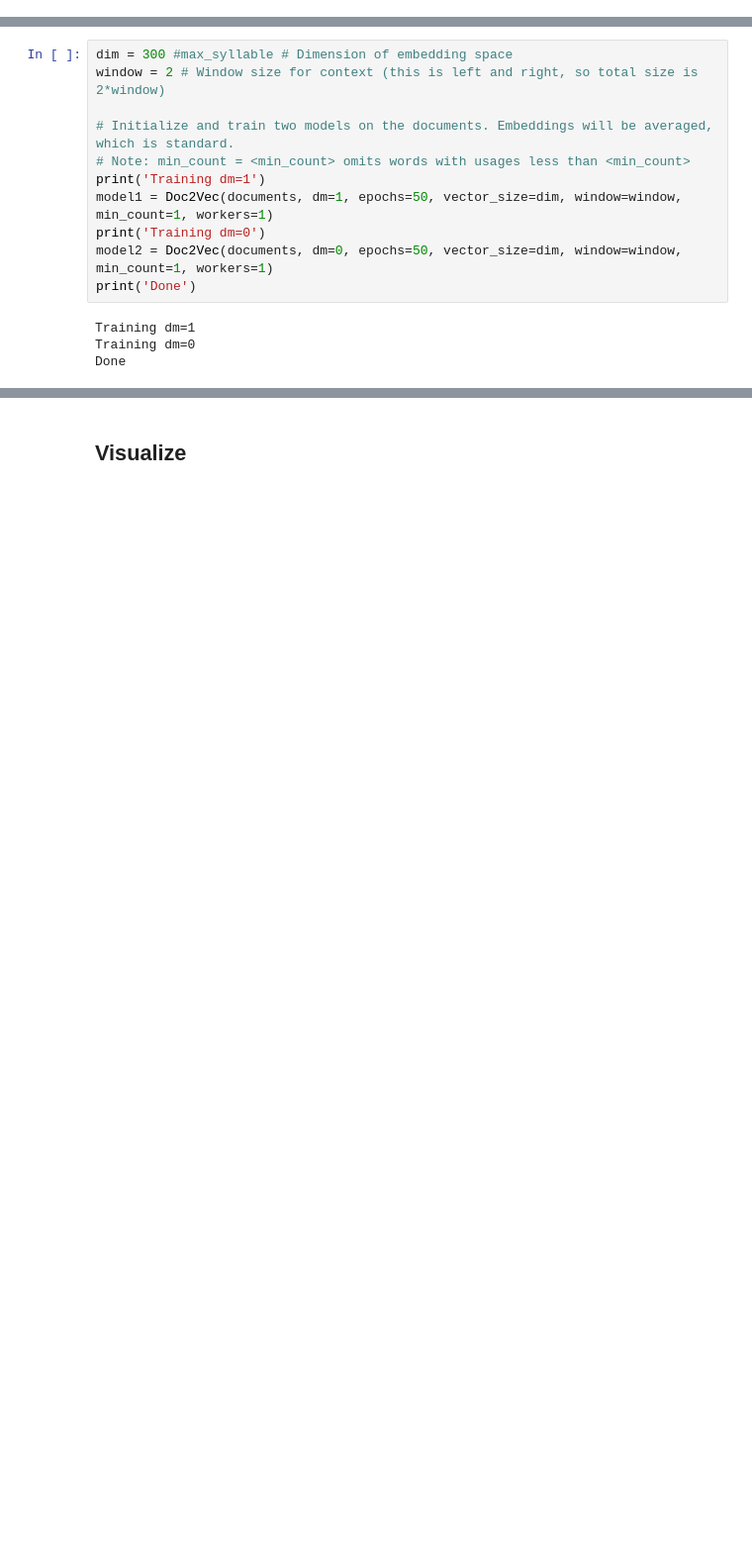
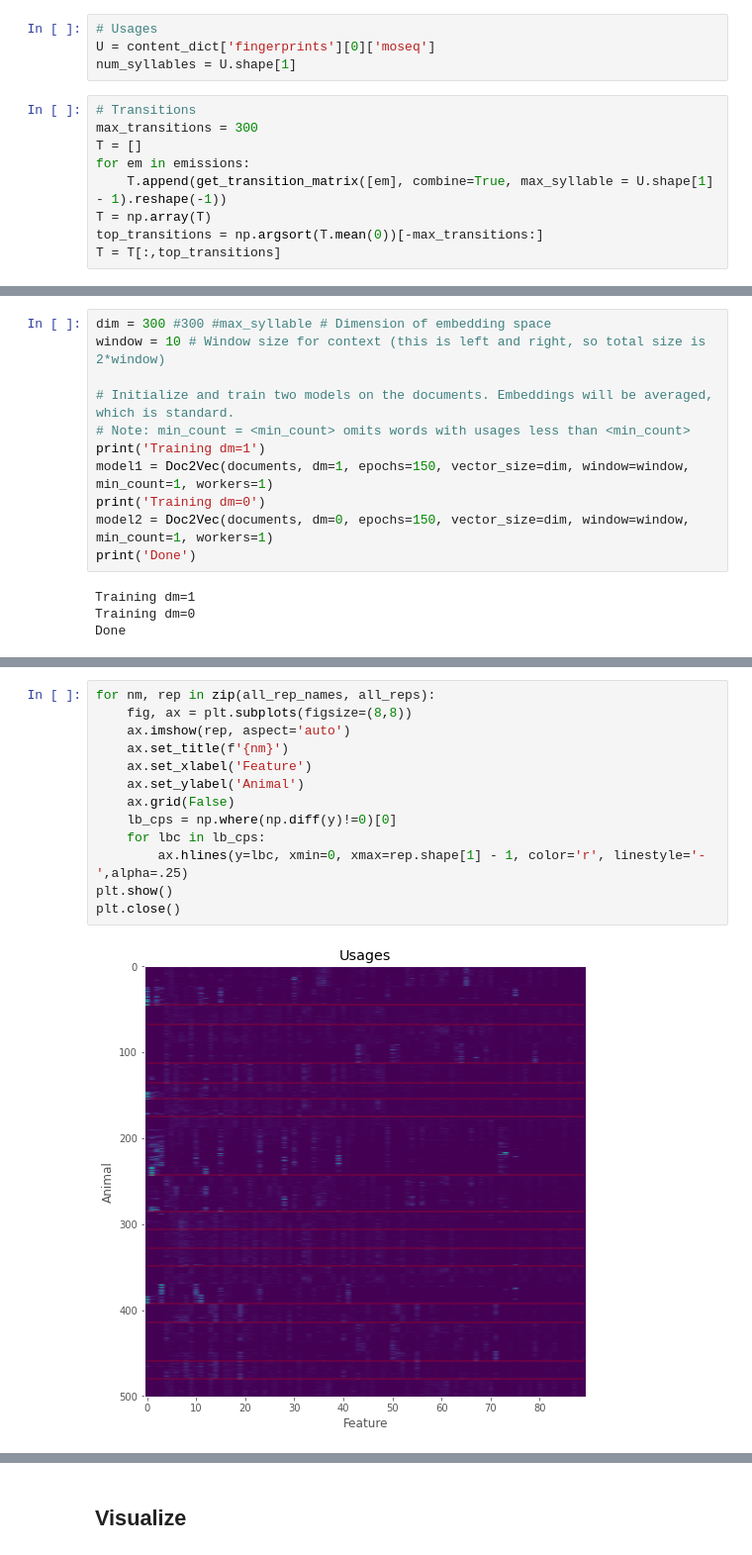
Before and after one commit to tischfieldlab/moseq2-nlp, a Jupyter notebook: notebooks/moseq-drugs.ipynb, the cells around one changed output, grey strips where cells are left out. Shown at 99% size. Cells and saved outputs as stored; diff of their text form; blank space fills up the shorter version.

```diff
--- a/notebooks/moseq-drugs.ipynb
+++ b/notebooks/moseq-drugs.ipynb
@@ -75,15 +117,28 @@ for ssl in split_syllable_labels:
+# %%
+# Usages
+U = content_dict['fingerprints'][0]['moseq']
+num_syllables = U.shape[1]
+# %%
+# Transitions
+max_transitions = 300
+T = []
+for em in emissions:
+    T.append(get_transition_matrix([em], combine=True, max_syllable = U.shape[1] - 1).reshape(-1))
+T = np.array(T)
+top_transitions = np.argsort(T.mean(0))[-max_transitions:]
+T = T[:,top_transitions]
 # %%
 documents = [TaggedDocument(sent, [i]) for i, sent in enumerate(sentences)]
 # %%
-dim = 300 #max_syllable # Dimension of embedding space
-window = 2 # Window size for context (this is left and right, so total size is 2*window)
+dim = 300 #300 #max_syllable # Dimension of embedding space
+window = 10 # Window size for context (this is left and right, so total size is 2*window)
 
 # Initialize and train two models on the documents. Embeddings will be averaged, which is standard.
 # Note: min_count = <min_count> omits words with usages less than <min_count>
 print('Training dm=1')
-model1 = Doc2Vec(documents, dm=1, epochs=50, vector_size=dim, window=window, min_count=1, workers=1)
+model1 = Doc2Vec(documents, dm=1, epochs=150, vector_size=dim, window=window, min_count=1, workers=1)
 print('Training dm=0')
-model2 = Doc2Vec(documents, dm=0, epochs=50, vector_size=dim, window=window, min_count=1, workers=1)
+model2 = Doc2Vec(documents, dm=0, epochs=150, vector_size=dim, window=window, min_count=1, workers=1)
 print('Done')
 # %% [output]
 Training dm=1
@@ -96,0 +163,15 @@ E = [.5 * (em1 + em2) for (em1, em2) in zip(E1, E2)]
+# %%
+for nm, rep in zip(all_rep_names, all_reps):
+    fig, ax = plt.subplots(figsize=(8,8))
+    ax.imshow(rep, aspect='auto')
+    ax.set_title(f'{nm}')
+    ax.set_xlabel('Feature')
+    ax.set_ylabel('Animal')
+    ax.grid(False)
+    lb_cps = np.where(np.diff(y)!=0)[0]
+    for lbc in lb_cps:
+        ax.hlines(y=lbc, xmin=0, xmax=rep.shape[1] - 1, color='r', linestyle='-',alpha=.25)
+plt.show()
+plt.close()
+# %% [output]
+[figure, added]
```
Also changed, not shown: parts of 17 cells of this notebook, 4 other files.
